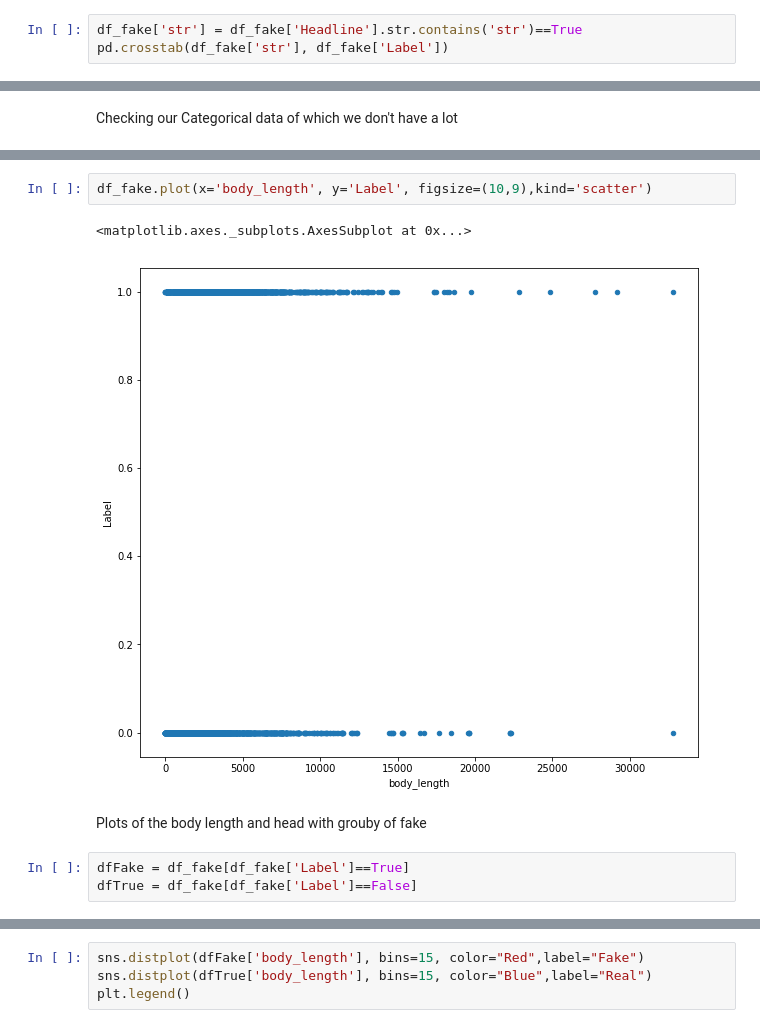
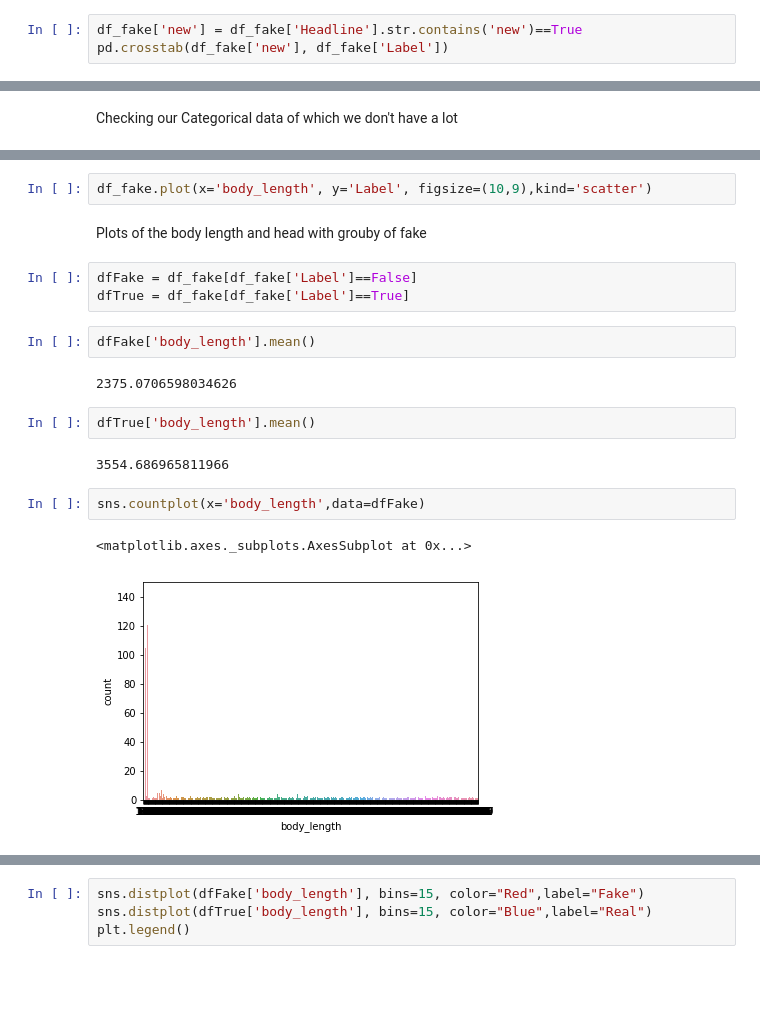
Before and after one commit to shtayeromri/FakeNews, a Jupyter notebook: FakeNews2.ipynb, the cells around one changed output, grey strips where cells are left out. Cells and saved outputs as stored; diff of their text form; blank space fills up the shorter version.

```diff
--- a/FakeNews2.ipynb
+++ b/FakeNews2.ipynb
@@ -278,8 +276,8 @@ df_fake
 # %% [markdown]
 Checking for the occurence of the common words
 # %%
-df_fake['str'] = df_fake['Headline'].str.contains('str')==True
-pd.crosstab(df_fake['str'], df_fake['Label'])
+df_fake['new'] = df_fake['Headline'].str.contains('new')==True
+pd.crosstab(df_fake['new'], df_fake['Label'])
 # %% [output]
 | Label | 0 | 1 |
 | new |  |  |
@@ -408,10 +356,20 @@ sns.countplot(x='head_length',data=df_fake)
 # %%
 df_fake.plot(x='body_length', y='Label', figsize=(10,9),kind='scatter')
-# %% [output]
-<matplotlib.axes._subplots.AxesSubplot at 0x...>
-[figure, removed]
 # %% [markdown]
 Plots of the body length and head with grouby of fake
 # %%
-dfFake = df_fake[df_fake['Label']==True]
-dfTrue = df_fake[df_fake['Label']==False]
+dfFake = df_fake[df_fake['Label']==False]
+dfTrue = df_fake[df_fake['Label']==True]
+# %%
+dfFake['body_length'].mean()
+# %% [output]
+2375.0706598034626
+# %%
+dfTrue['body_length'].mean()
+# %% [output]
+3554.686965811966
+# %%
+sns.countplot(x='body_length',data=dfFake)
+# %% [output]
+<matplotlib.axes._subplots.AxesSubplot at 0x...>
+[figure, added]
```
Also changed, not shown: parts of 14 cells of this notebook, 1 other file.
